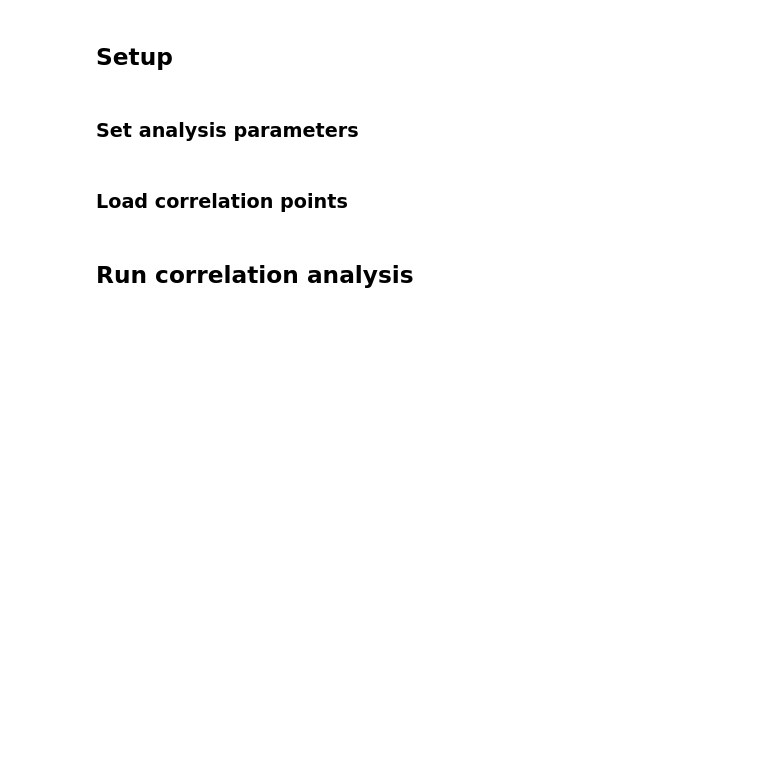
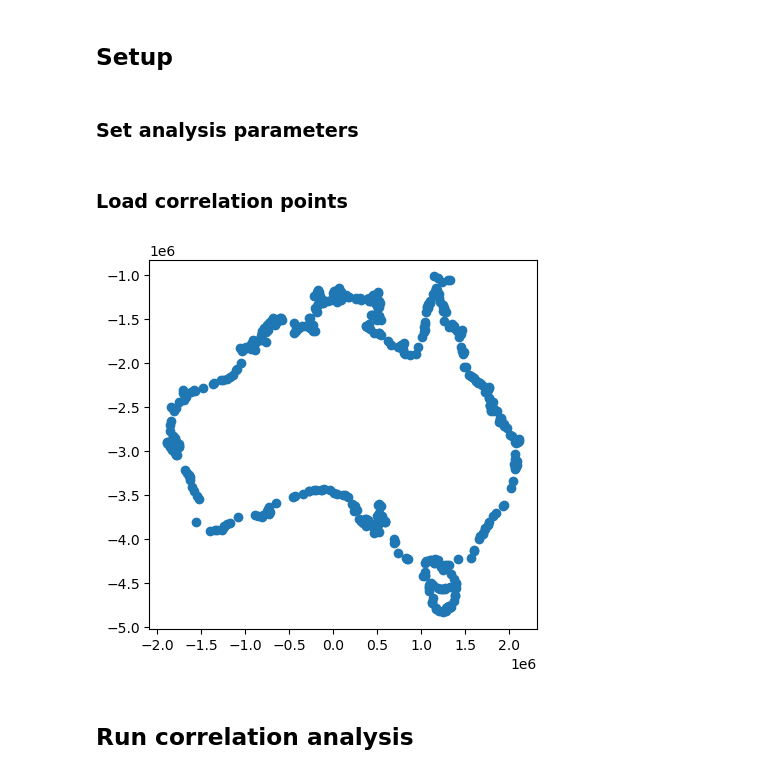
Before and after one commit to GeoscienceAustralia/dea-intertidal, a Jupyter notebook: notebooks/ensemble_tides/Tide_correlation_rankings.ipynb, the cells around one changed output. Cells and saved outputs as stored; diff of their text form; code cells hidden in the pictures; blank space fills up the shorter version.

```diff
--- a/notebooks/ensemble_tides/Tide_correlation_rankings.ipynb
+++ b/notebooks/ensemble_tides/Tide_correlation_rankings.ipynb
@@ -134,20 +136,22 @@ models = [
 # %%
 # Load points
 points_gdf = gpd.read_file("data/raw/tide_correlation_points_input.geojson").to_crs("EPSG:3577")
 
 # Select subset
-points_gdf, name = points_gdf.iloc[0:2], "test"
+# points_gdf, name = points_gdf.iloc[0:2], "test"
 # points_gdf, name = points_gdf.to_crs("EPSG:4326").cx[149.249485:150.307278, -22.739863:-21.483880].to_crs("EPSG:3577"), "test"
 # points_gdf, name = points_gdf.iloc[0:500], "robbi_part1"
-# points_gdf, name = points_gdf.iloc[500:1000], "robbi_part2"
+points_gdf, name = points_gdf.iloc[500:1000], "robbi_part2"
 # points_gdf, name = points_gdf.iloc[1000:1500], "claire_part1"
 # points_gdf, name = points_gdf.iloc[1500:2000], "claire_part2"
 # points_gdf, name = points_gdf.iloc[2000:2500], "ness_part1"
 # points_gdf, name = points_gdf.iloc[2500:3000], "ness_part2"
 points_gdf.plot()
 
 # Apply buffer
 points_gdf["geometry"] = points_gdf.geometry.buffer(2500)
+# %% [output]
+[figure, added]
 # %% [markdown]
 ## Run correlation analysis
 # %%
```
Also changed, not shown: parts of 3 cells of this notebook, 3 other files.
